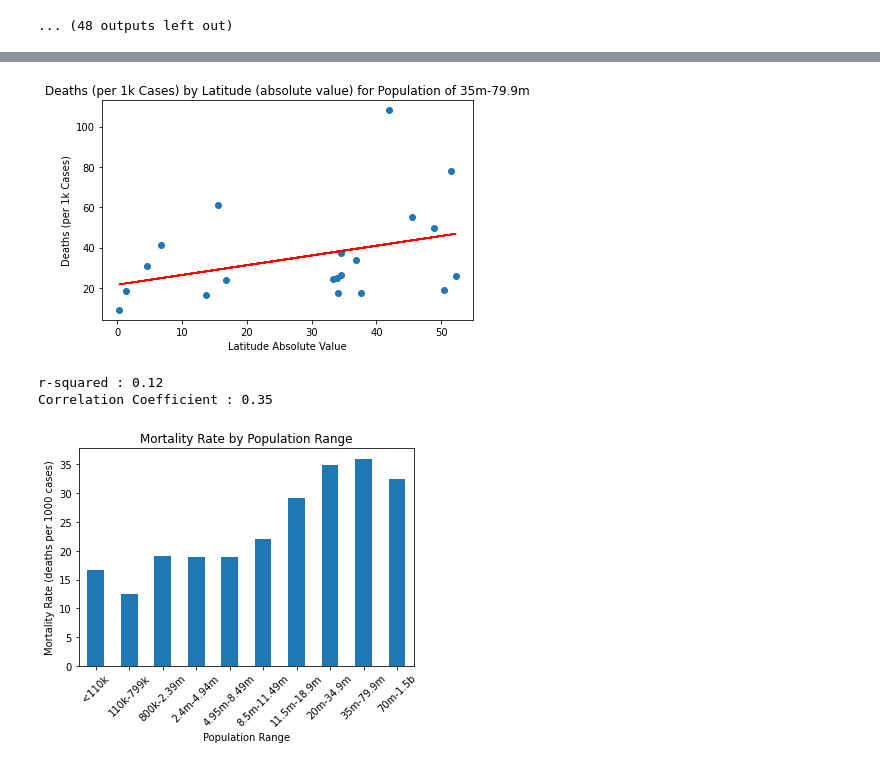
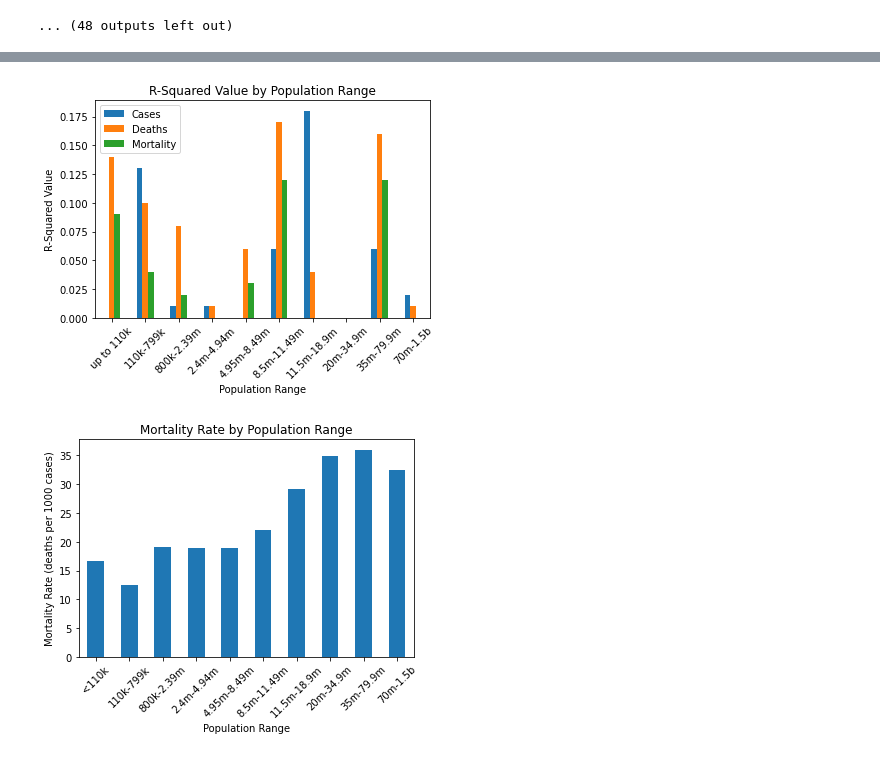
Before and after one commit to AustinRCole/COVID_Lat_GDP_analysis, a Jupyter notebook: Second Question Analysis.ipynb, the cells around one changed output, grey strips where cells are left out. Cells and saved outputs as stored; diff of their text form; code cells hidden in the pictures.

```diff
--- a/Second Question Analysis.ipynb
+++ b/Second Question Analysis.ipynb
@@ -270,26 +235,15 @@ Correlation Coefficient : 0.39
-# %%
-plt.scatter(group_lat_abs, group_dp1k)
-plt.xlabel('Latitude Absolute Value')
-plt.ylabel('Deaths (per 1k Cases)')
-plt.title(f'Deaths (per 1k Cases) by Latitude (absolute value) for Population of {pop_range}')
-
-
-slope, intercept, r, p, std_err = st.linregress(group_lat_abs, group_dp1k)
-fit = slope * group_lat_abs + intercept
-plt.plot(group_lat_abs,fit,color='r')
-
-
-plt.tight_layout()
-plt.savefig('mortality by lat - 35m+.png')
-plt.show()
-
-
-print(f"r-squared : {round(r**2,2)}")
-print(f"Correlation Coefficient : {round(st.pearsonr(group_lat_abs,group_dp1k)[0],2)}")
-# %% [output]
-[figure, removed]
-r-squared : 0.12
-Correlation Coefficient : 0.35
+# %%
+rs_df.plot(kind='bar')
+plt.xlabel('Population Range')
+plt.ylabel('R-Squared Value')
+plt.title('R-Squared Value by Population Range')
+ticks = range(0, 10)
+plt.xticks(ticks, labels=pop_ranges, rotation=45)
+
+plt.savefig('Images/rs value by pop.png')
+plt.show()
+# %% [output]
+[figure, added]
 # %%
 pop_group = subset.groupby('Population Range')
 avg_deaths = pop_group['Deaths per 1000 Cases'].mean()
```
Also changed, not shown: parts of 7 cells of this notebook, 3 other files.
